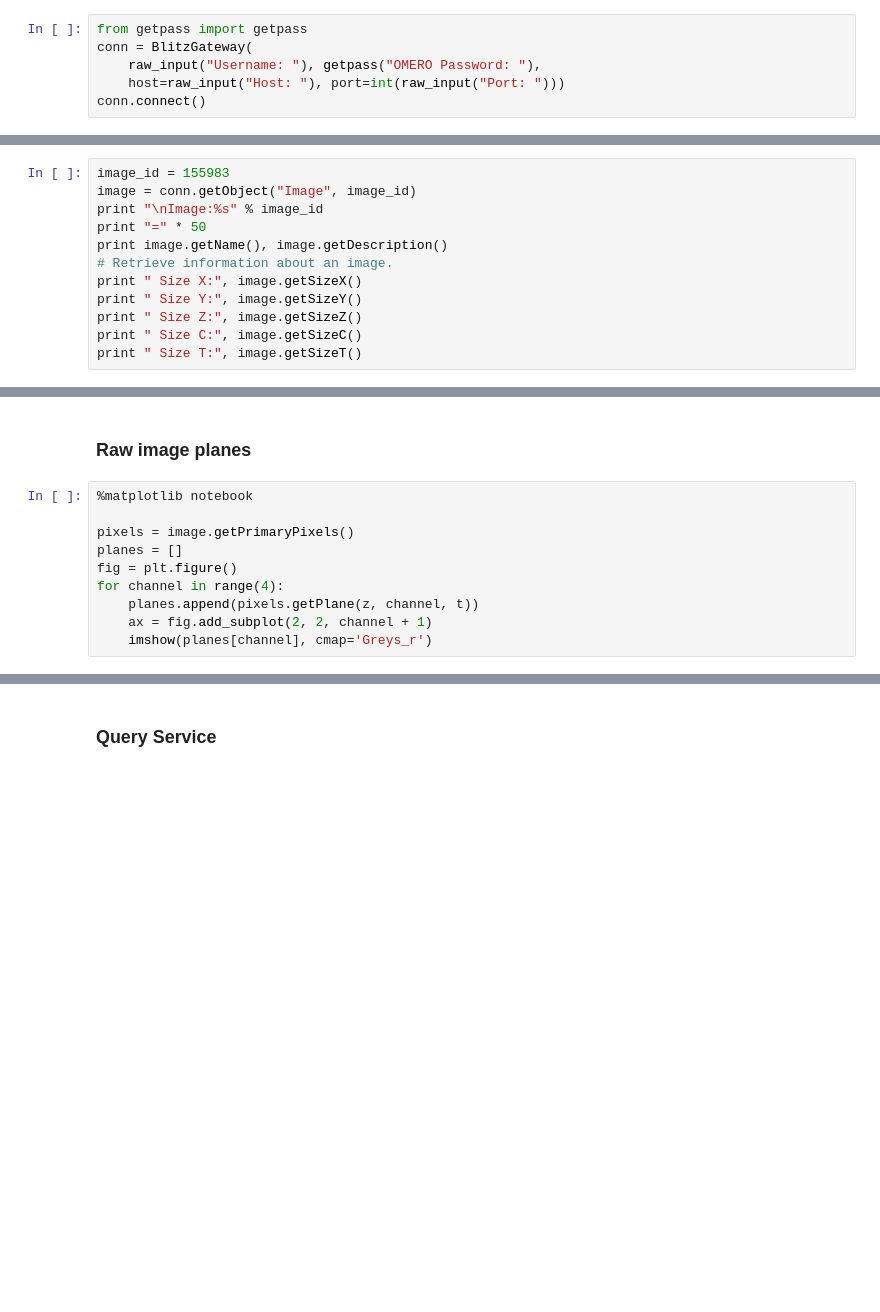
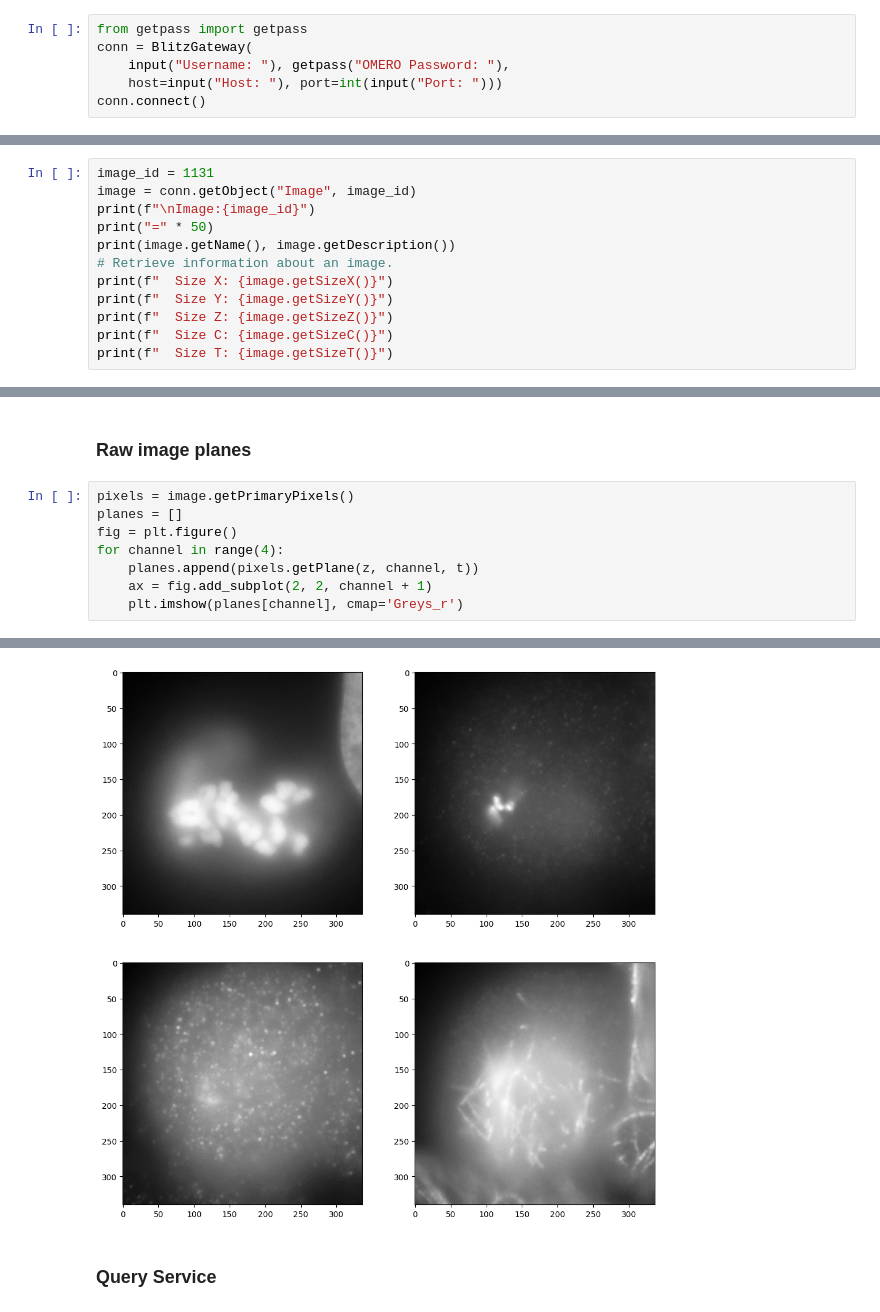
Before and after one commit to glencoesoftware/webinar-notebooks, a Jupyter notebook: 0. Basic OMERO.ipynb, the cells around one changed output, grey strips where cells are left out. Cells and saved outputs as stored; diff of their text form; blank space fills up the shorter version.

Commit message:
Updated notebooks to work with python 3.7

```diff
--- a/0. Basic OMERO.ipynb
+++ b/0. Basic OMERO.ipynb
@@ -37,6 +34,6 @@ import pprint
 # %%
 from getpass import getpass
 conn = BlitzGateway(
-    raw_input("Username: "), getpass("OMERO Password: "),
-    host=raw_input("Host: "), port=int(raw_input("Port: ")))
+    input("Username: "), getpass("OMERO Password: "),
+    host=input("Host: "), port=int(input("Port: ")))
 conn.connect()
@@ -76,15 +78,15 @@ Images in Dataset: 3D Images
 # %% [markdown]
 ### Image metadata
 # %%
-image_id = 155983
+image_id = 1131
 image = conn.getObject("Image", image_id)
-print "\nImage:%s" % image_id
-print "=" * 50
-print image.getName(), image.getDescription()
+print(f"\nImage:{image_id}")
+print("=" * 50)
+print(image.getName(), image.getDescription())
 # Retrieve information about an image.
-print " Size X:", image.getSizeX()
-print " Size Y:", image.getSizeY()
-print " Size Z:", image.getSizeZ()
-print " Size C:", image.getSizeC()
-print " Size T:", image.getSizeT()
+print(f"  Size X: {image.getSizeX()}")
+print(f"  Size Y: {image.getSizeY()}")
+print(f"  Size Z: {image.getSizeZ()}")
+print(f"  Size C: {image.getSizeC()}")
+print(f"  Size T: {image.getSizeT()}")
 # %% [output]
@@ -111,13 +111,11 @@ plt.imshow(renderedImage)
 # %% [markdown]
 ### Raw image planes
 # %%
-%matplotlib notebook
-
 pixels = image.getPrimaryPixels()
 planes = []
 fig = plt.figure()
 for channel in range(4):
     planes.append(pixels.getPlane(z, channel, t))
     ax = fig.add_subplot(2, 2, channel + 1)
-    imshow(planes[channel], cmap='Greys_r')
+    plt.imshow(planes[channel], cmap='Greys_r')
 # %% [output]
@@ -126,3 +122,4 @@ for channel in range(4):
+[figure, added]
 # %% [markdown]
 ### Query Service
 # %%
```
Also changed, not shown: parts of 9 cells of this notebook, 5 other files.
